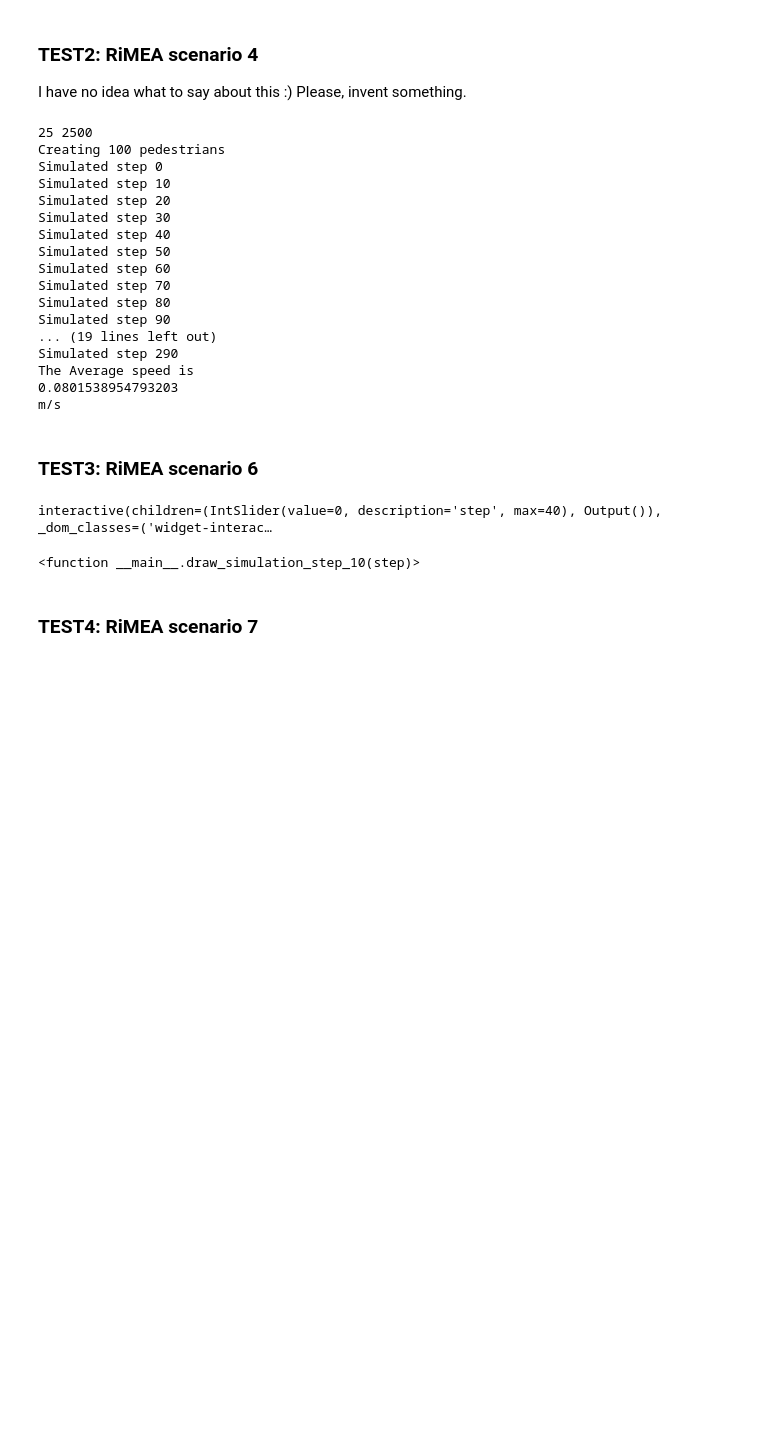
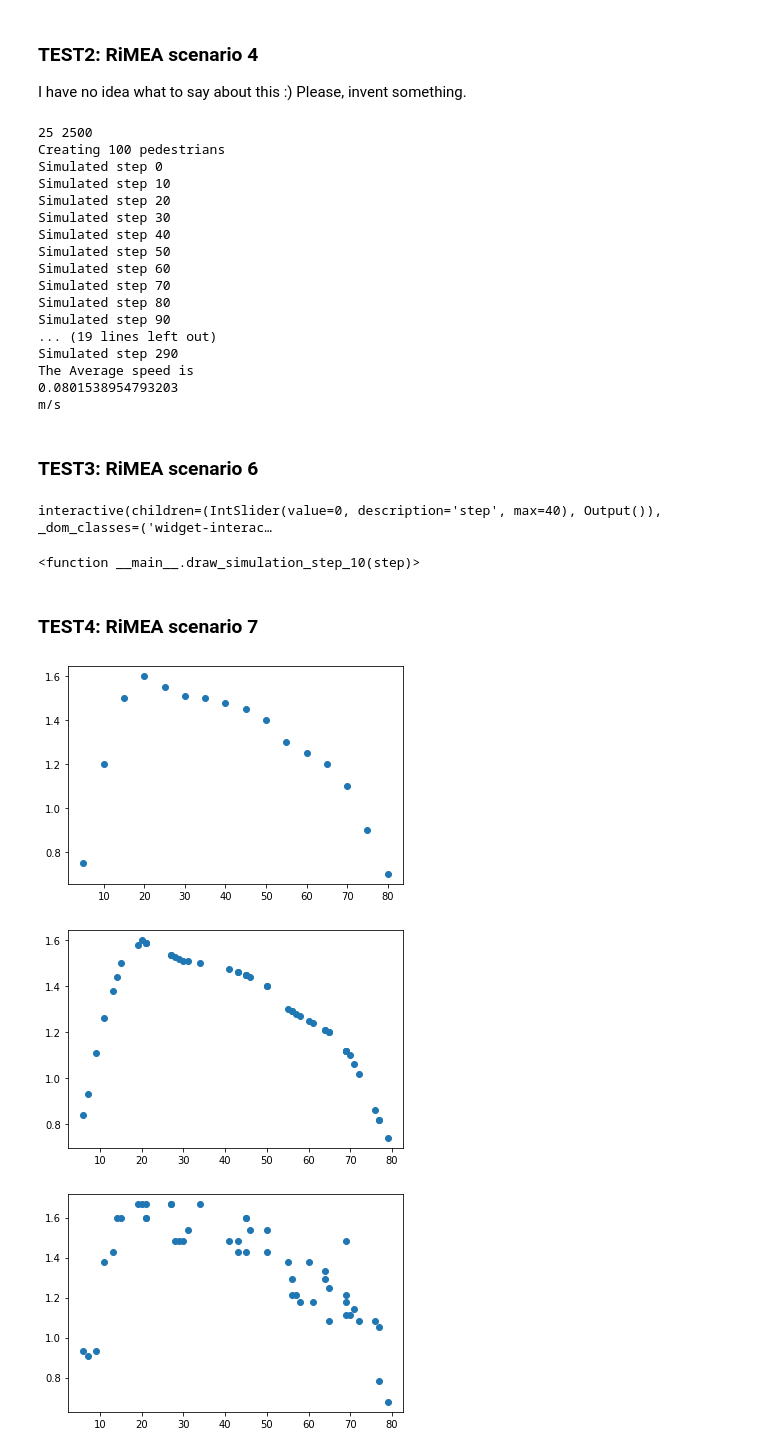
Before and after one commit to CodeMG/CrowdModelingExercise1, a Jupyter notebook: report.ipynb, the cells around one changed output. Drawn from its saved outputs; the diff is of its cells as text; code cells hidden in the pictures; blank space fills up the shorter version.

```diff
--- a/report.ipynb
+++ b/report.ipynb
@@ -426,3 +431,71 @@ interactive(children=(IntSlider(value=0, description='step', max=40), Output()),
 <function __main__.draw_simulation_step_10(step)>
 # %% [markdown]
 ### TEST4: RiMEA scenario 7
+# %%
+# This is the data from the graph in Figure 2(the speed is in meters per second)
+speed = [0.75,1.2,1.5,1.6,1.55,1.51,1.50,1.48,1.45,1.4,1.3,1.25,1.2,1.1,0.9,0.7]
+age = [5,10,15,20,25,30,35,40,45,50,55,60,65,70,75,80]
+
+cell_size = 0.4#meters
+step_time = 5#seconds
+time_scale = 20 #Needed because our pedestrians can't move faster than 1 cell per step
+variance = 0 #Can be used to introduce some random jitter to the speeds
+age_to_speed = interpolate.interp1d(age,speed,kind = 'linear') #This is the interpolation function
+
+plt.plot(age, speed, 'o')
+
+plt.show()
+#Generate 50 pedestrians with random age
+generated_age = []
+generated_speed = []
+for i in range(0,50):
+    pedestrian_age = int(np.random.uniform(age[0], age[15]))
+    generated_age.append(pedestrian_age)
+    pedestrian_speed = age_to_speed(pedestrian_age)
+    pedestrian_speed = pedestrian_speed + pedestrian_speed * np.random.uniform(-variance,variance)
+    generated_speed.append(pedestrian_speed)
+
+plt.plot(generated_age, generated_speed, 'o') #Seeing the 50 randomly generated pedestrians age and speed
+
+plt.show()
+
+update_scheme = DijkstraUpdateScheme() #Does not matter too much considering that it is a straight line
+#Next create a grid for each pedestrian for the pedestrian to walk:
+length = 25#cells
+steps_needed = []
+for i in generated_speed:
+
+    grid = Grid(
+        rows=3,
+        columns=length,
+        pedestrians=[
+           ((1,0),(((i/time_scale)/cell_size)*step_time))
+        ],
+        obstacles= (
+            [(0, j) for j in range(length)] + # upper wall
+            [(2, j) for j in range(length)] # lower wall
+        ),
+        target=(1, length-1)
+    )
+
+    states_11 = simulate(grid, update_scheme,100) #If the amount of steps is not high enough, it is possible to get an error because not enough pedestrians reach the target
+    #Figure out how many steps it took to reach the target:
+    counter = 0
+    for s in states_11:
+        #If the pedestrian has reached the target
+        if s.pedestrians[10][0] == (1, length-1):
+            steps_needed.append(counter)
+            break
+        counter = counter + 1
+
+average_speed = []
+for s in steps_needed:
+    average_speed.append(((length*cell_size) / (s * step_time))*time_scale) #Convert it into meters per second
+
+plt.plot(generated_age, average_speed, 'o')
+
+plt.show()
+# %% [output]
+[figure, added]
+[figure, added]
+[figure, added]
```
Also changed, not shown: parts of 1 cell of this notebook.
